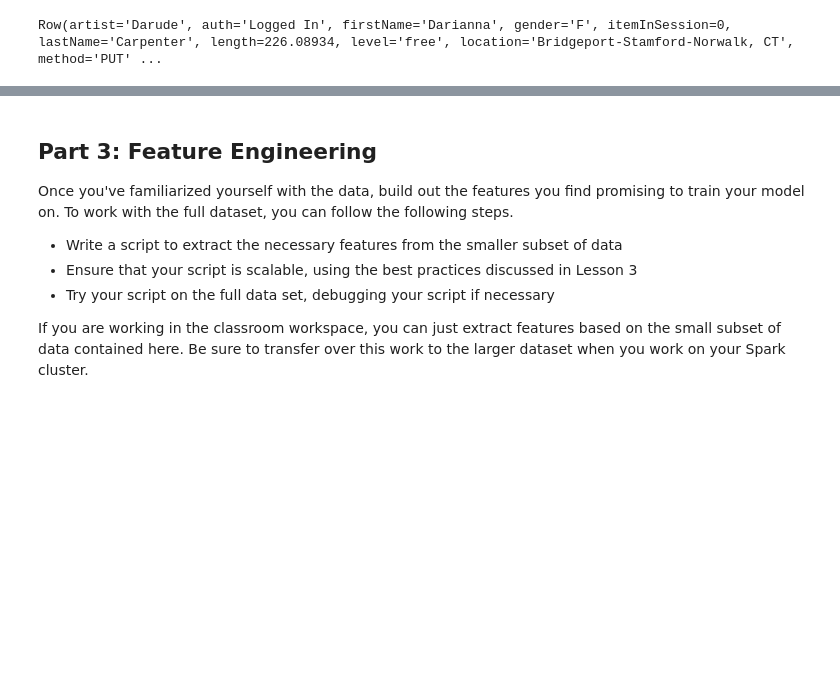
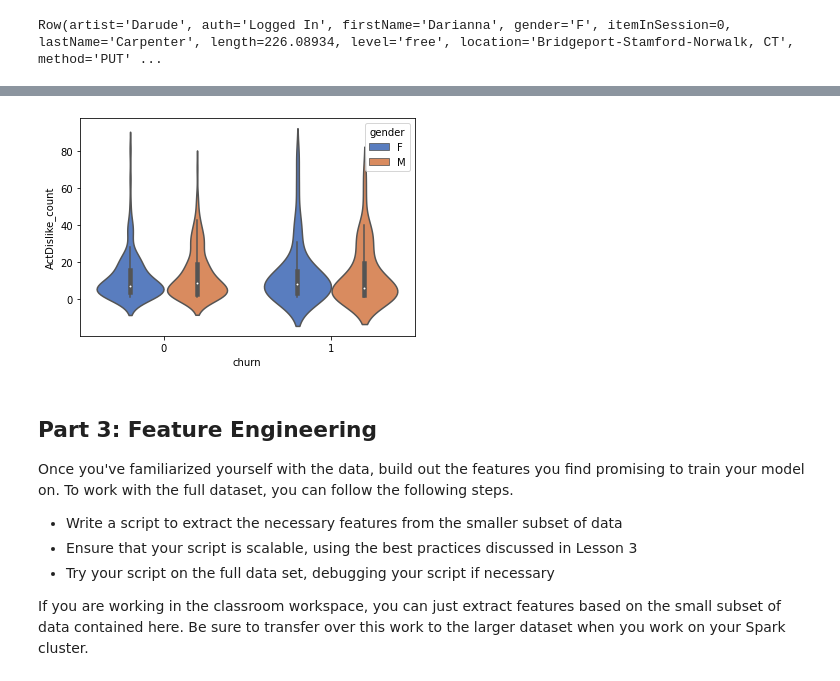
Before and after one commit to texcindy99/Spark_Machine_Learning, a Jupyter notebook: Spark_ML_Music_Service.ipynb, the cells around one changed output, grey strips where cells are left out. Saved outputs shown, nothing was run; the diff lists cells and outputs as text; code cells hidden in the pictures; blank space fills up the shorter version.

```diff
--- a/Spark_ML_Music_Service.ipynb
+++ b/Spark_ML_Music_Service.ipynb
@@ -358,0 +361,4 @@ TypeError: unsupported operand type(s) for &: 'str' and 'str'
+# %%
+user_Dislike = df_valid.where('page == "Submit Downgrade" OR page == "Thumbs Down"').groupby(['userId', 'churn', 'gender']).count().toPandas()
+user_Dislike.rename(columns={'count':'ActDislike_count'}, inplace=True)
+user_Dislike.head()
@@ -359,3 +372,8 @@ TypeError: unsupported operand type(s) for &: 'str' and 'str'
+# %%
+ax = sns.violinplot(x="churn", y="ActDislike_count", hue="gender",
+                    data=user_Dislike, palette="muted")
+# %% [output]
+[figure, added]
 # %% [markdown]
 ## <a class="anchor" id="part3"> Part 3: Feature Engineering </a>
 
```
Also changed, not shown: parts of 16 cells of this notebook.
